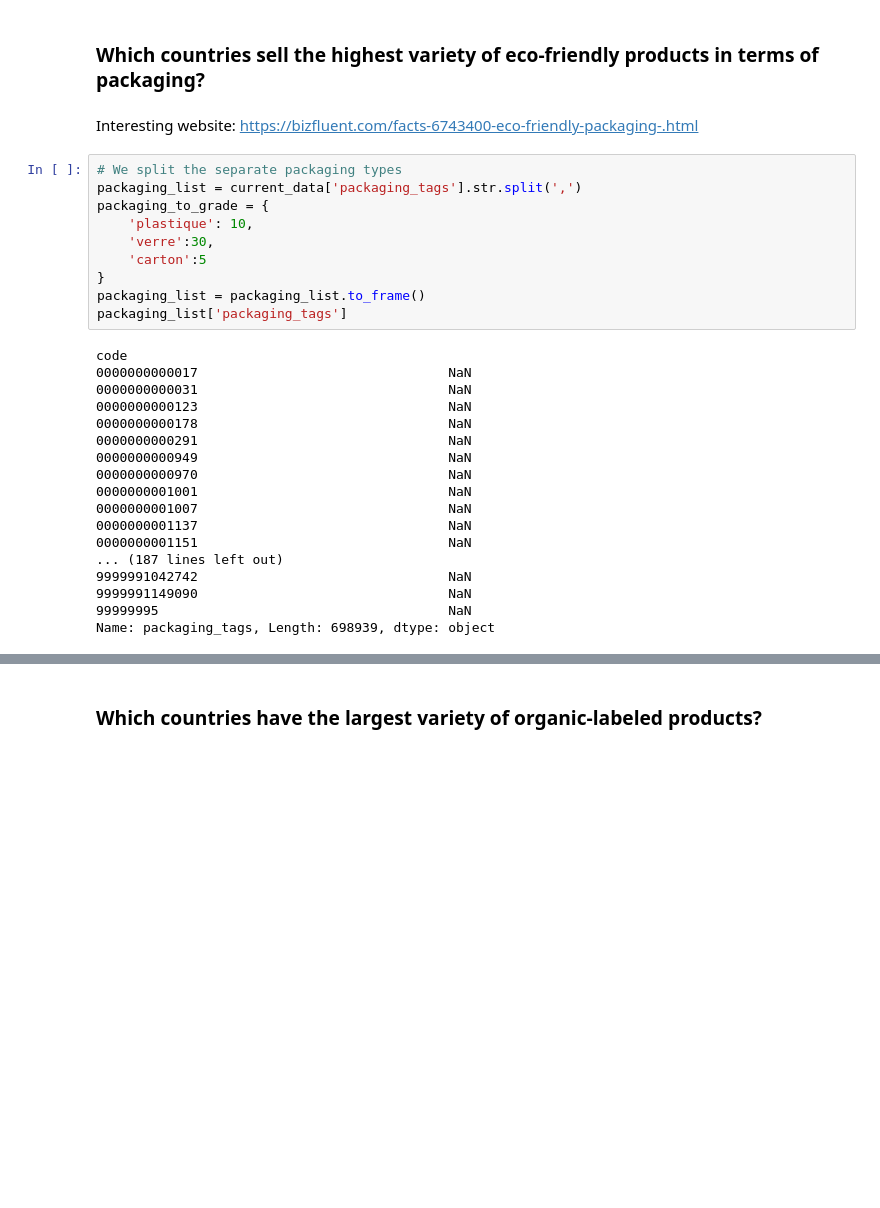
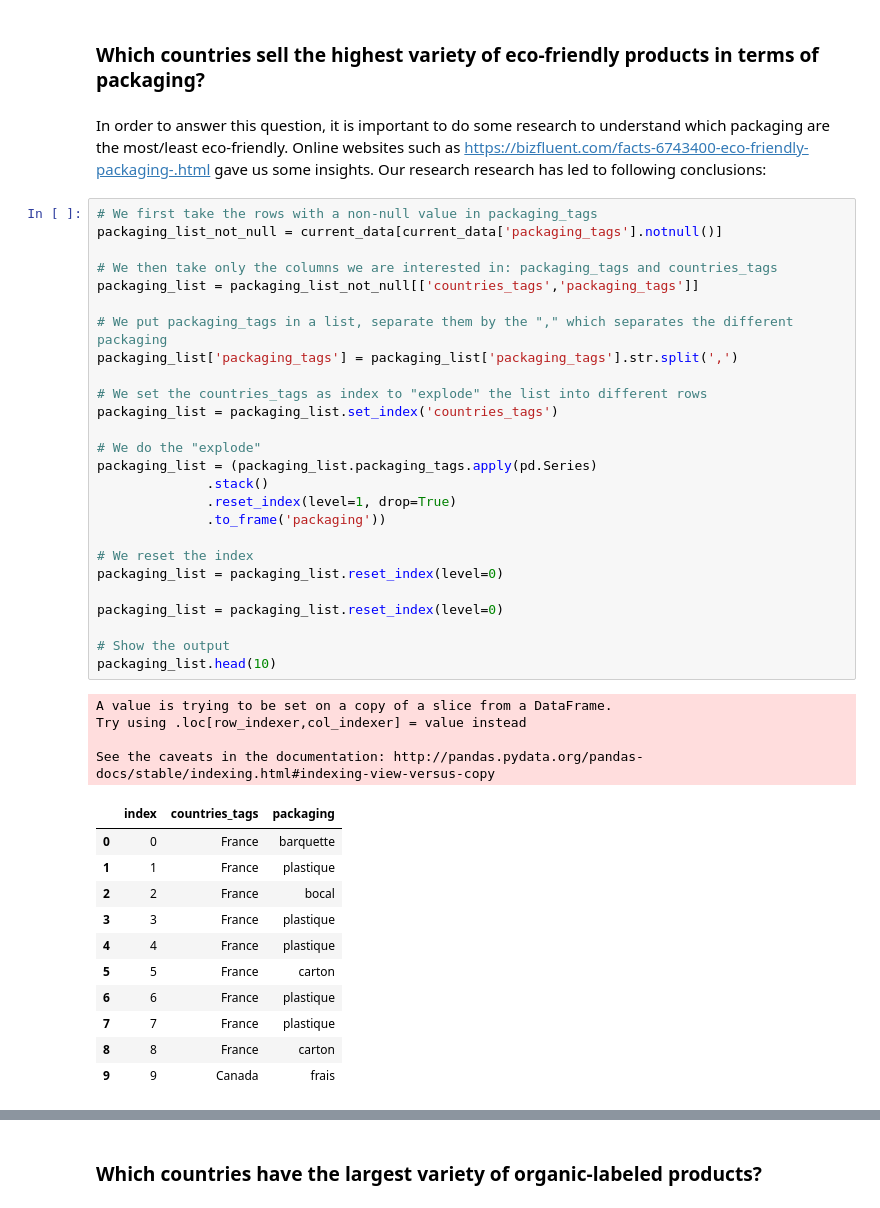
Before and after one commit to AhmedAhres/whats-on-my-plate, a Jupyter notebook: Main-Notebook.ipynb, the cells around one changed output, grey strips where cells are left out. Saved outputs shown, nothing was run; the diff lists cells and outputs as text; blank space fills up the shorter version.

```diff
--- a/Main-Notebook.ipynb
+++ b/Main-Notebook.ipynb
@@ -595,33 +597,47 @@ current_data['countries_tags'] = countries_in_df['countries_tags']
 ### What is the proportion of imported/exported products per country?
 # %% [markdown]
 ### Which countries sell the highest variety of eco-friendly products in terms of packaging?
-# %% [markdown]
-Interesting website: https://bizfluent.com/facts-6743400-eco-friendly-packaging-.html
-# %%
-# We split the separate packaging types
-packaging_list = current_data['packaging_tags'].str.split(',')
-packaging_to_grade = {
-    'plastique': 10,
-    'verre':30,
-    'carton':5
-}
-packaging_list = packaging_list.to_frame()
-packaging_list['packaging_tags']
-# %% [output]
-code
-0000000000017                                NaN
-0000000000031                                NaN
-0000000000123                                NaN
-0000000000178                                NaN
-0000000000291                                NaN
-0000000000949                                NaN
-0000000000970                                NaN
-0000000001001                                NaN
-0000000001007                                NaN
-0000000001137                                NaN
-0000000001151                                NaN
-... (187 lines left out)
-9999991042742                                NaN
-9999991149090                                NaN
-99999995                                     NaN
-Name: packaging_tags, Length: 698939, dtype: object
+# %% [markdown]
+In order to answer this question, it is important to do some research to understand which packaging are the most/least eco-friendly. Online websites such as https://bizfluent.com/facts-6743400-eco-friendly-packaging-.html gave us some insights. Our research research has led to following conclusions:
+# %%
+# We first take the rows with a non-null value in packaging_tags
+packaging_list_not_null = current_data[current_data['packaging_tags'].notnull()]
+
+# We then take only the columns we are interested in: packaging_tags and countries_tags
+packaging_list = packaging_list_not_null[['countries_tags','packaging_tags']]
+
+# We put packaging_tags in a list, separate them by the "," which separates the different packaging
+packaging_list['packaging_tags'] = packaging_list['packaging_tags'].str.split(',')
+
+# We set the countries_tags as index to "explode" the list into different rows
+packaging_list = packaging_list.set_index('countries_tags')
+
+# We do the "explode"
+packaging_list = (packaging_list.packaging_tags.apply(pd.Series)
+              .stack()
+              .reset_index(level=1, drop=True)
+              .to_frame('packaging'))
+
+# We reset the index
+packaging_list = packaging_list.reset_index(level=0)
+
+packaging_list = packaging_list.reset_index(level=0)
+
+# Show the output
+packaging_list.head(10)
+# %% [output]
+A value is trying to be set on a copy of a slice from a DataFrame.
+Try using .loc[row_indexer,col_indexer] = value instead
+
+See the caveats in the documentation: http://pandas.pydata.org/pandas-docs/stable/indexing.html#indexing-view-versus-copy
+|  | index | countries_tags | packaging |
+| 0 | 0 | France | barquette |
+| 1 | 1 | France | plastique |
+| 2 | 2 | France | bocal |
+| 3 | 3 | France | plastique |
+| 4 | 4 | France | plastique |
+| 5 | 5 | France | carton |
+| 6 | 6 | France | plastique |
+| 7 | 7 | France | plastique |
+| 8 | 8 | France | carton |
+| 9 | 9 | Canada | frais |
```
Also changed, not shown: parts of 4 cells of this notebook, 1 other file.
